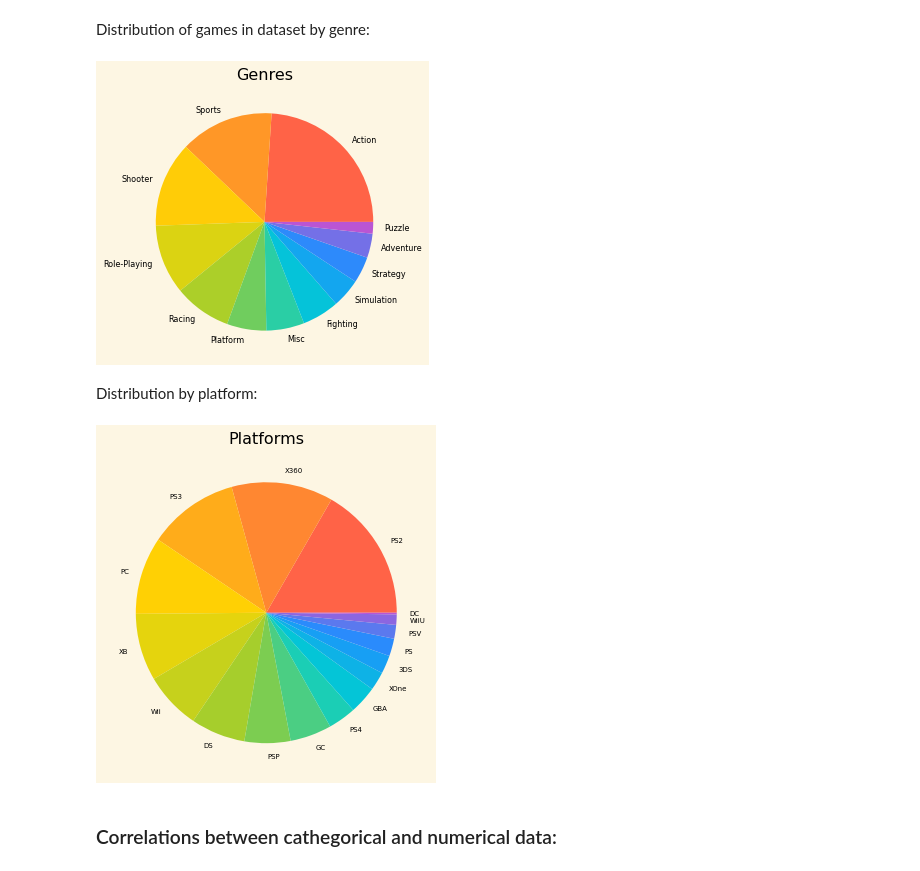
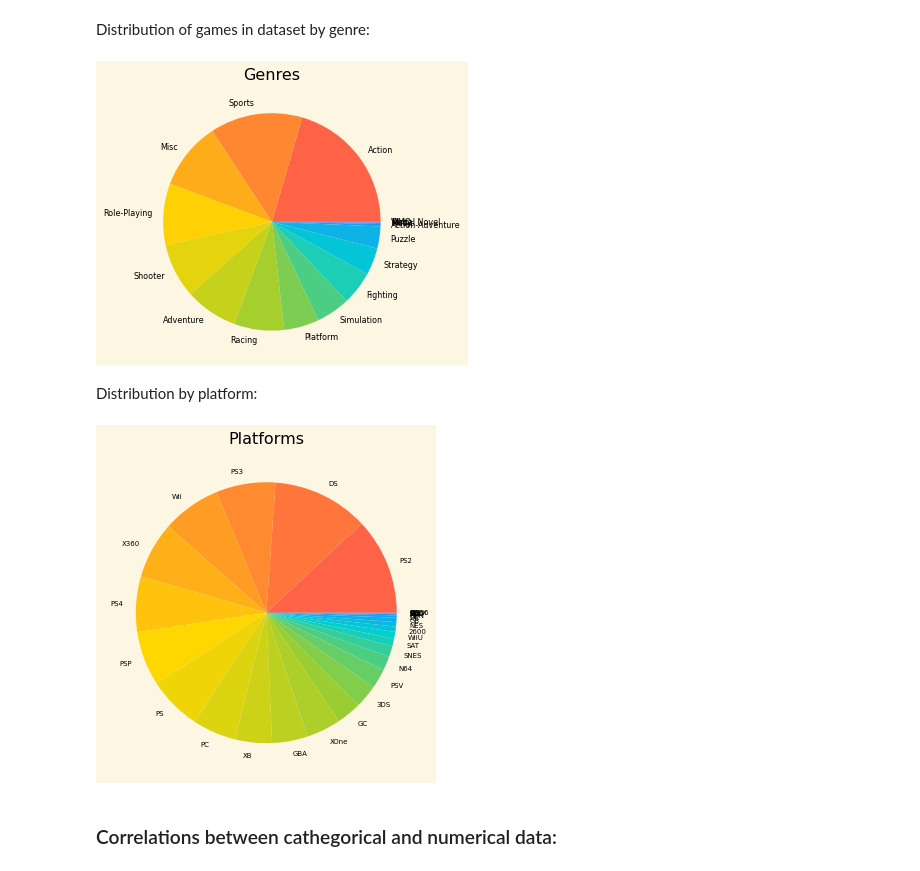
Before and after one commit to 5arcoramphu5/VideoGamesSales, a Jupyter notebook: VideoGamesSales.ipynb, the cells around one changed output. Saved outputs shown, nothing was run; the diff lists cells and outputs as text; code cells hidden in the pictures.

```diff
--- a/VideoGamesSales.ipynb
+++ b/VideoGamesSales.ipynb
@@ -436,17 +445,17 @@ Index(['Name', 'Platform', 'Year_of_Release', 'Genre', 'Publisher', 'NA_Sales',
 # %% [markdown]
 Distribution of games in dataset by genre:
 # %%
-dataExt['Genre'].value_counts().plot(kind='pie', title='Genres', ylabel = '', colormap=colormap, textprops={'fontsize': 8}, figsize=(5, 5))
+dataCut['Genre'].value_counts().plot(kind='pie', title='Genres', ylabel = '', colormap=colormap, textprops={'fontsize': 8}, figsize=(5, 5))
 plt.show()
 # %% [output]
-[figure, old version]
+[figure, new version]
 # %% [markdown]
 Distribution by platform:
 # %%
-dataExt['Platform'].value_counts().plot(kind='pie', title='Platforms', ylabel = '', colormap=colormap, textprops={'fontsize': 7}, figsize=(6, 6))
+dataCut['Platform'].value_counts().plot(kind='pie', title='Platforms', ylabel = '', colormap=colormap, textprops={'fontsize': 7}, figsize=(6, 6))
 plt.show()
 # %% [output]
-[figure, old version]
+[figure, new version]
 # %% [markdown]
 ### Correlations between cathegorical and numerical data:
 # %% [markdown]
```
Also changed, not shown: parts of 102 cells of this notebook, 4 other files.
